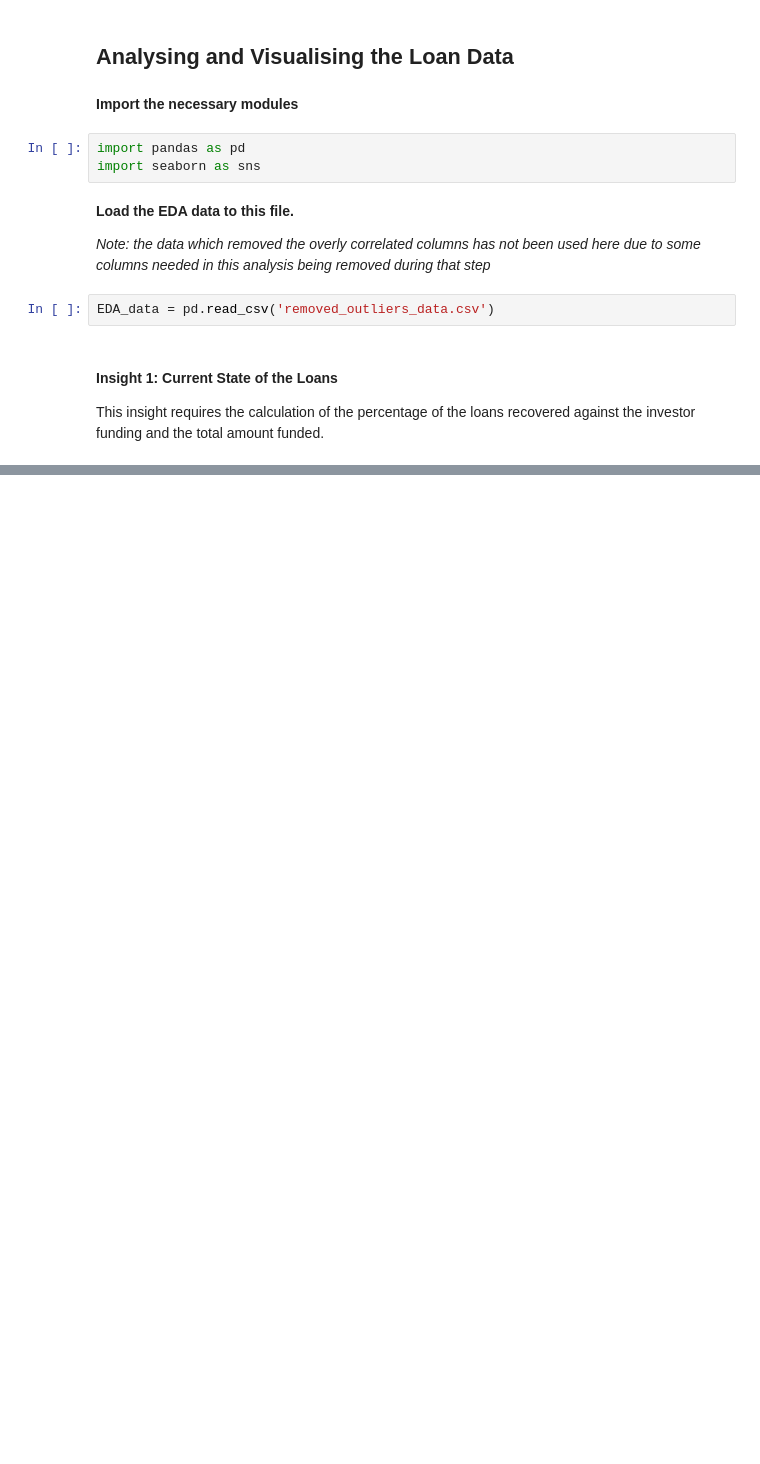
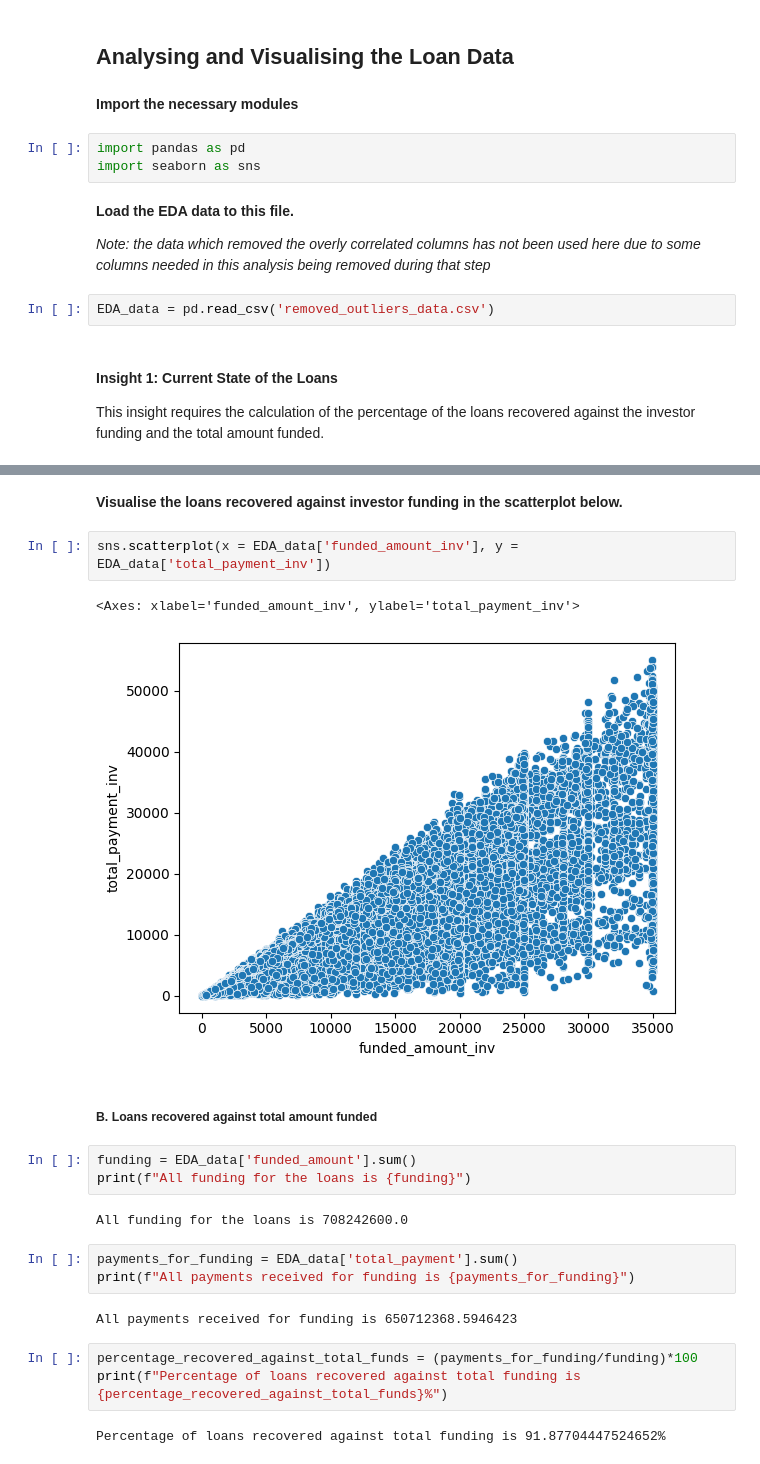
Before and after one commit to Shreeya-R/exploratory-data-analysis---customer-loans-in-finance, a Jupyter notebook: analysis_visualisation.ipynb, the cells around one changed output, grey strips where cells are left out. Cells and saved outputs as stored; diff of their text form; blank space fills up the shorter version.

```diff
--- a/analysis_visualisation.ipynb
+++ b/analysis_visualisation.ipynb
@@ -21,0 +34,24 @@ Total investor funding for the loans is 697351603.4909245.
+# %% [markdown]
+__Visualise the loans recovered against investor funding in the scatterplot below.__
+# %%
+sns.scatterplot(x = EDA_data['funded_amount_inv'], y = EDA_data['total_payment_inv'])
+# %% [output]
+<Axes: xlabel='funded_amount_inv', ylabel='total_payment_inv'>
+[figure, added]
+# %% [markdown]
+##### __B. Loans recovered against total amount funded__
+# %%
+funding = EDA_data['funded_amount'].sum()
+print(f"All funding for the loans is {funding}")
+# %% [output]
+All funding for the loans is 708242600.0
+# %%
+payments_for_funding = EDA_data['total_payment'].sum()
+print(f"All payments received for funding is {payments_for_funding}")
+# %% [output]
+All payments received for funding is 650712368.5946423
+# %%
+percentage_recovered_against_total_funds = (payments_for_funding/funding)*100
+print(f"Percentage of loans recovered against total funding is {percentage_recovered_against_total_funds}%")
+# %% [output]
+Percentage of loans recovered against total funding is 91.87704447524652%
```
Also changed, not shown: parts of 58 cells of this notebook.
